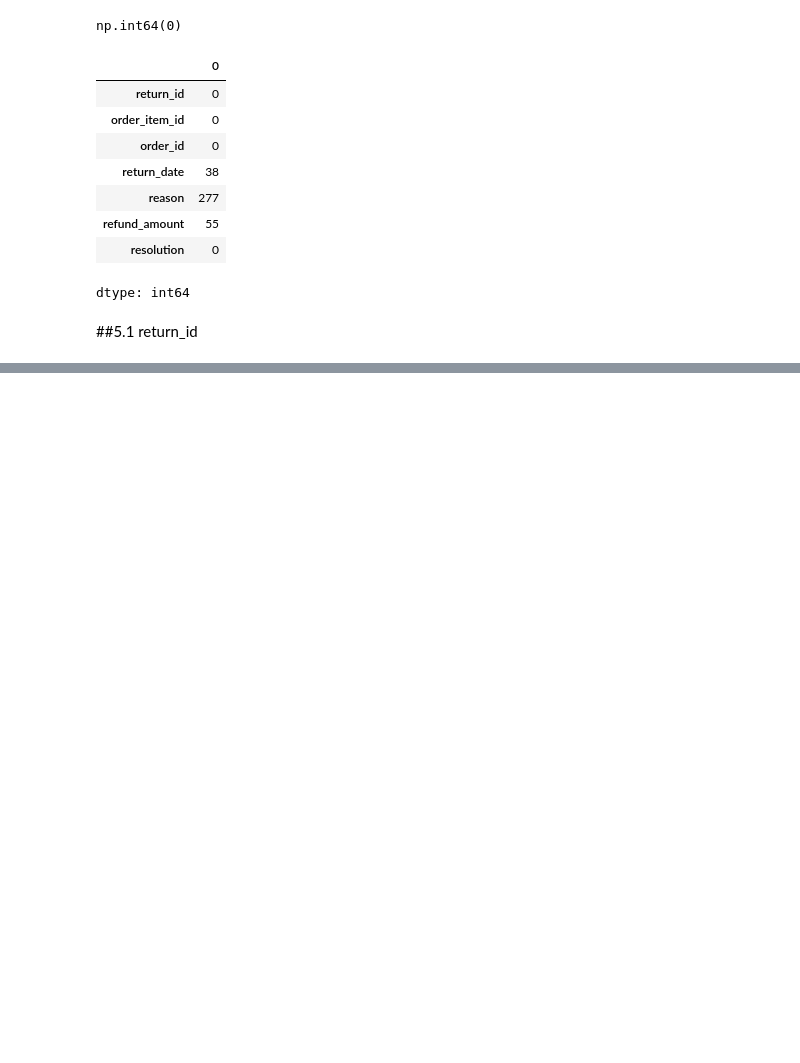
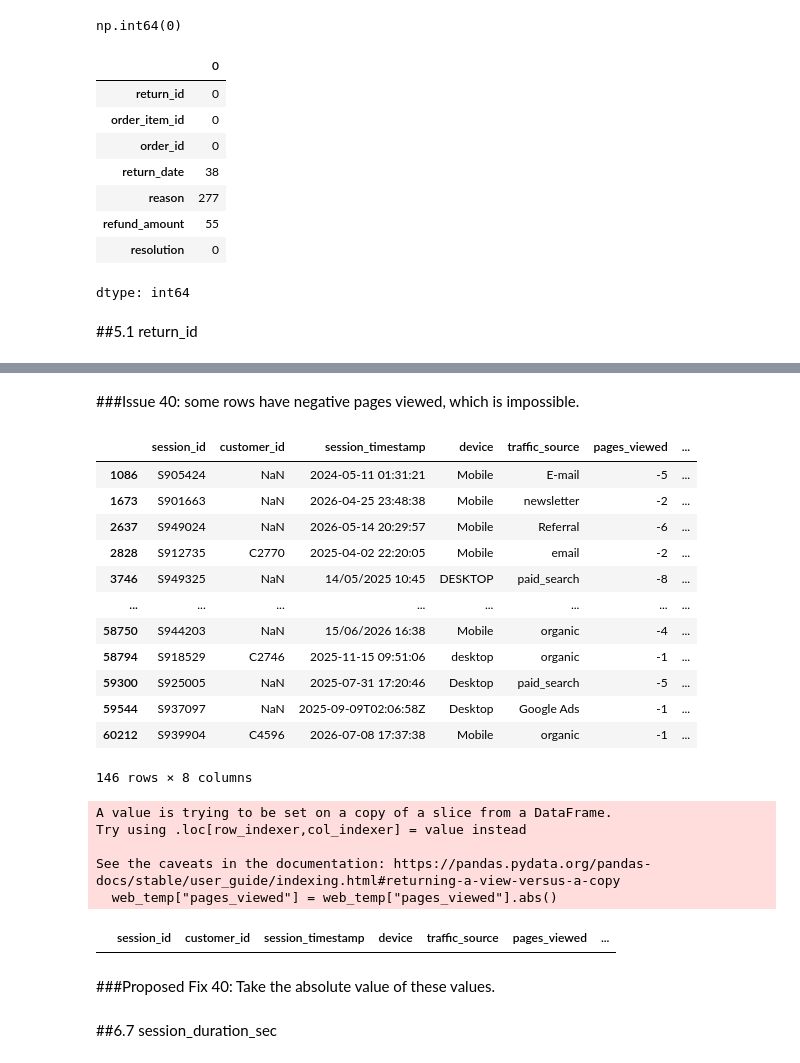
Before and after one commit to LSRajan/valley-outfitters-analysis, a Jupyter notebook: notebooks/01_profiling.ipynb, the cells around one changed output, grey strips where cells are left out. Drawn from its saved outputs; the diff is of its cells as text; code cells hidden in the pictures; blank space fills up the shorter version.

Commit message:
All tables have now been searched for errors.

```diff
--- a/notebooks/01_profiling.ipynb
+++ b/notebooks/01_profiling.ipynb
@@ -1503,0 +1691,2 @@ returns
+# %%
+web_temp = web_sessions.drop_duplicates()
@@ -1503,0 +1886,36 @@ returns
+# %% [markdown]
+###Issue 40: some rows have negative pages viewed, which is impossible.
+# %%
+check = web_temp["pages_viewed"].notna() & (web_temp["pages_viewed"].astype(int) > 0)
+web_temp[~check]
+# %% [output]
+|  | session_id | customer_id | session_timestamp | device | traffic_source | pages_viewed | ... |
+| 1086 | S905424 | NaN | 2024-05-11 01:31:21 | Mobile | E-mail | -5 | ... |
+| 1673 | S901663 | NaN | 2026-04-25 23:48:38 | Mobile | newsletter | -2 | ... |
+| 2637 | S949024 | NaN | 2026-05-14 20:29:57 | Mobile | Referral | -6 | ... |
+| 2828 | S912735 | C2770 | 2025-04-02 22:20:05 | Mobile | email | -2 | ... |
+| 3746 | S949325 | NaN | 14/05/2025 10:45 | DESKTOP | paid_search | -8 | ... |
+| ... | ... | ... | ... | ... | ... | ... | ... |
+| 58750 | S944203 | NaN | 15/06/2026 16:38 | Mobile | organic | -4 | ... |
+| 58794 | S918529 | C2746 | 2025-11-15 09:51:06 | desktop | organic | -1 | ... |
+| 59300 | S925005 | NaN | 2025-07-31 17:20:46 | Desktop | paid_search | -5 | ... |
+| 59544 | S937097 | NaN | 2025-09-09T02:06:58Z | Desktop | Google Ads | -1 | ... |
+| 60212 | S939904 | C4596 | 2026-07-08 17:37:38 | Mobile | organic | -1 | ... |
+146 rows × 8 columns
+# %%
+web_temp["pages_viewed"] = web_temp["pages_viewed"].abs()
+# %% [output]
+A value is trying to be set on a copy of a slice from a DataFrame.
+Try using .loc[row_indexer,col_indexer] = value instead
+
+See the caveats in the documentation: https://pandas.pydata.org/pandas-docs/stable/user_guide/indexing.html#returning-a-view-versus-a-copy
+  web_temp["pages_viewed"] = web_temp["pages_viewed"].abs()
+# %%
+check = web_temp["pages_viewed"].notna() & (web_temp["pages_viewed"].astype(int) > 0)
+web_temp[~check]
+# %% [output]
+|  | session_id | customer_id | session_timestamp | device | traffic_source | pages_viewed | ... |
+# %% [markdown]
+###Proposed Fix 40: Take the absolute value of these values.
+# %% [markdown]
+##6.7 session_duration_sec
```
Also changed, not shown: parts of 70 cells of this notebook.
